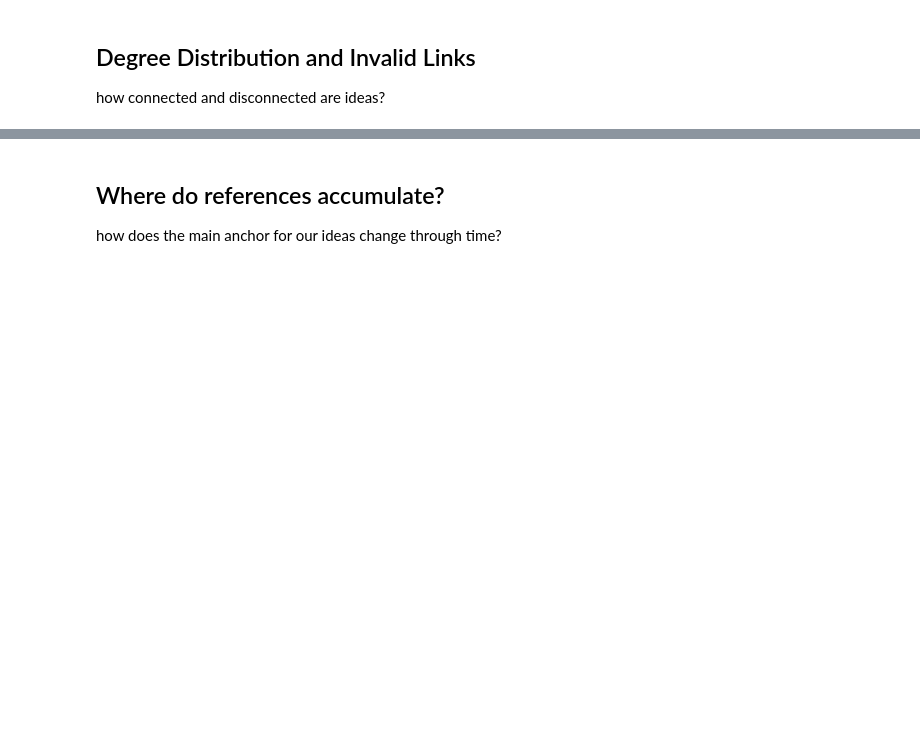
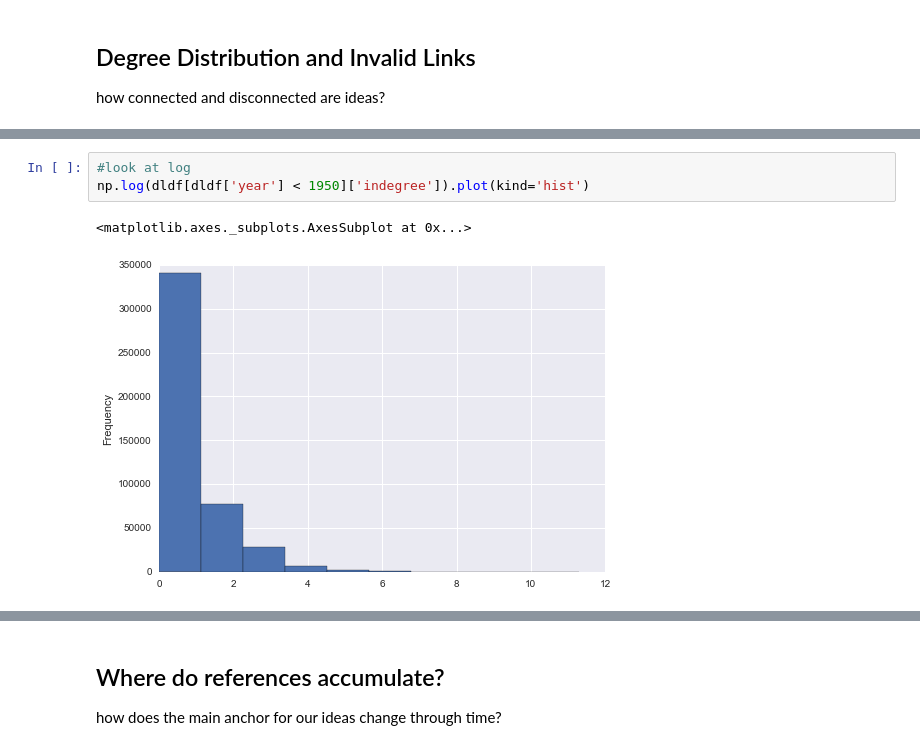
Before and after one commit to marksibrahim/historical_wikipedia, a Jupyter notebook: Wikipedia through Time.ipynb, the cells around one changed output, grey strips where cells are left out. Cells and saved outputs as stored; diff of their text form; blank space fills up the shorter version.

```diff
--- a/Wikipedia through Time.ipynb
+++ b/Wikipedia through Time.ipynb
@@ -128,0 +192,6 @@ how connected and disconnected are ideas?
+# %%
+#look at log
+np.log(dldf[dldf['year'] < 1950]['indegree']).plot(kind='hist')
+# %% [output]
+<matplotlib.axes._subplots.AxesSubplot at 0x...>
+[figure, added]
```
Also changed, not shown: parts of 25 cells of this notebook, 3 other files.
